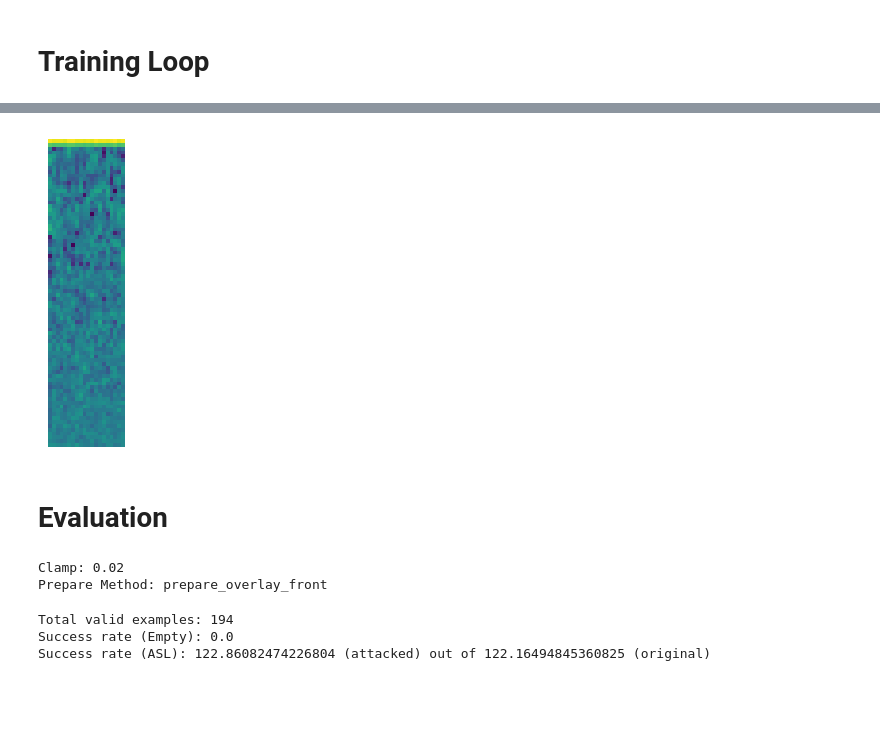
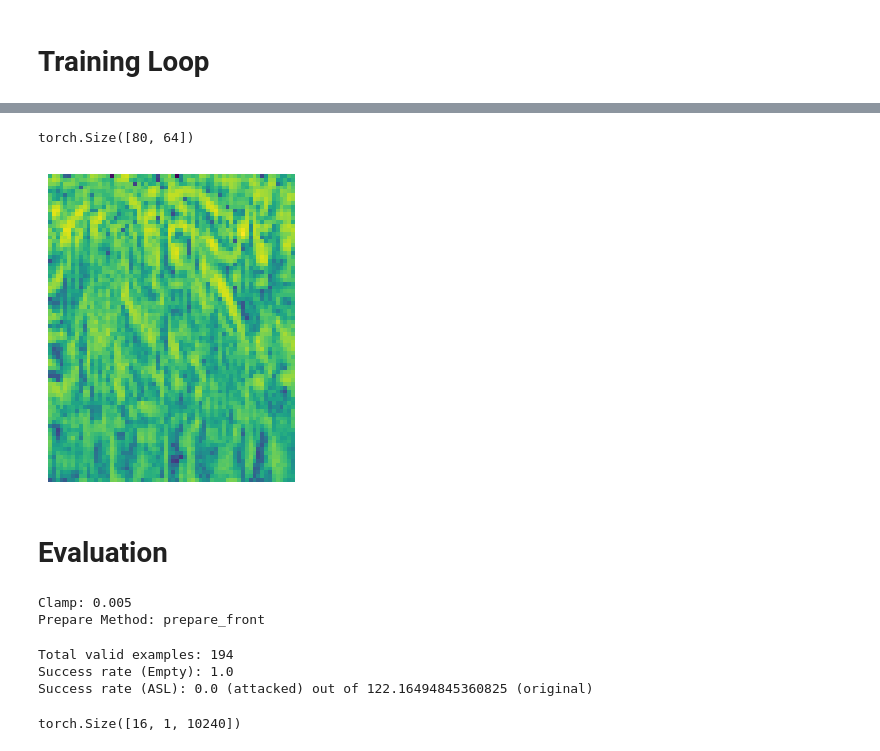
Before and after one commit to KrashKart/asr, a Jupyter notebook: notebooks/whisper_GAN.ipynb, the cells around one changed output, grey strips where cells are left out. Cells and saved outputs as stored; diff of their text form; code cells hidden in the pictures; blank space fills up the shorter version.

```diff
--- a/notebooks/whisper_GAN.ipynb
+++ b/notebooks/whisper_GAN.ipynb
@@ -121,17 +89,0 @@ def get_loss_batch(logits: torch.Tensor, token_id: torch.Tensor) -> torch.Tensor
-# %%
-"""
-Utils to view mel
-"""
-
-def view_mel(audio: torch.Tensor) -> None:
-    mel = whisper.log_mel_spectrogram(audio)
-    plt.figure(figsize=(20, 4))
-    plt.axis("off")
-    plt.imshow(mel)
-    plt.show()
-    return
-
-def mel_image(audio: torch.Tensor, pseudocolor_map: str = "Blues") -> torch.Tensor:
-    image = whisper.log_mel_spectrogram(audio.squeeze())
-    cm = colormaps[pseudocolor_map]
-    return torch.tensor(cm(image))
@@ -518,19 +302,19 @@ print_cuda_usage()
 # %%
 LR = 1e-3
-PATIENCE = 3
+PATIENCE = 5
 MIN_LIMIT = 45
 ITER_LIMIT = 30
-CLAMP_EP = 0.1
-PREPARE_METHOD = PrepareOverlayFront((1, 16000))
+CLAMP_EP = 0.005
+PREPARE_METHOD = PrepareFront()
 
 writer = None
 # %%
 # tensorboard writer
 timestamp = datetime.datetime.now().strftime(f'%Y%m%d-%H%M%S_clamp_{CLAMP_EP}_{PREPARE_METHOD.name}')
-writer = SummaryWriter(log_dir=f"runs/clamp_tests/{timestamp}", max_queue=5)
+writer = SummaryWriter(log_dir=f"../runs/clamp_tests/{timestamp}", max_queue=5)
 # %%
-snippet = training_autograd(model, train_dataset, validation_dataset,
-                            PREPARE_METHOD,
-                            writer, lr=LR,
-                            iter_limit=ITER_LIMIT, mins_limit=MIN_LIMIT, patience=PATIENCE, clamp_epsilon=CLAMP_EP)
+best_snippet, snippets, train_success, valid_success = training_autograd_more(model, train_dataset, validation_dataset,
+                                                            PREPARE_METHOD,
+                                                            writer, lr=LR,
+                                                            iter_limit=ITER_LIMIT, mins_limit=MIN_LIMIT, patience=PATIENCE, clamp_epsilon=CLAMP_EP)
 # %% [output]
@@ -554,7 +344,8 @@ Trng Avg Loss: 5.221367359161377 | Valid Avg Loss: 4.776308059692383 | Patience:
 # %%
-view_mel(snippet.detach().to("cpu").squeeze())
+view_mel(best_snippet.detach().to("cpu").squeeze())
 # %% [output]
+torch.Size([80, 64])
-[figure, old version]
+[figure, new version]
 # %% [markdown]
 # Evaluation
 # %%
@@ -597,10 +388,15 @@ def evaluate(snippet, prepare_method, model, test_dataset):
     print(f"Success rate (Empty): {empty_counter/total_examples}")
     print(f"Success rate (ASL): {char_counter/total_examples} (attacked) out of {original_chars/total_examples} (original)")
 
-evaluate(snippet, PREPARE_METHOD, model, test_dataset) # commented to prevent the runtime from autorunning and crashing the thing
+evaluate(best_snippet, PREPARE_METHOD, model, test_dataset) # commented to prevent the runtime from autorunning and crashing the thing
 # %% [output]
-Clamp: 0.02
-Prepare Method: prepare_overlay_front
+Clamp: 0.005
+Prepare Method: prepare_front
 Total valid examples: 194
-Success rate (Empty): 0.0
-Success rate (ASL): 122.86082474226804 (attacked) out of 122.16494845360825 (original)
+Success rate (Empty): 1.0
+Success rate (ASL): 0.0 (attacked) out of 122.16494845360825 (original)
+# %%
+snippets = torch.stack(list(map(lambda x: x.cpu(), snippets)) + [best_snippet.cpu()])
+snippets.shape
+# %% [output]
+torch.Size([16, 1, 10240])
```
Also changed, not shown: parts of 24 cells of this notebook, 9 other files.
